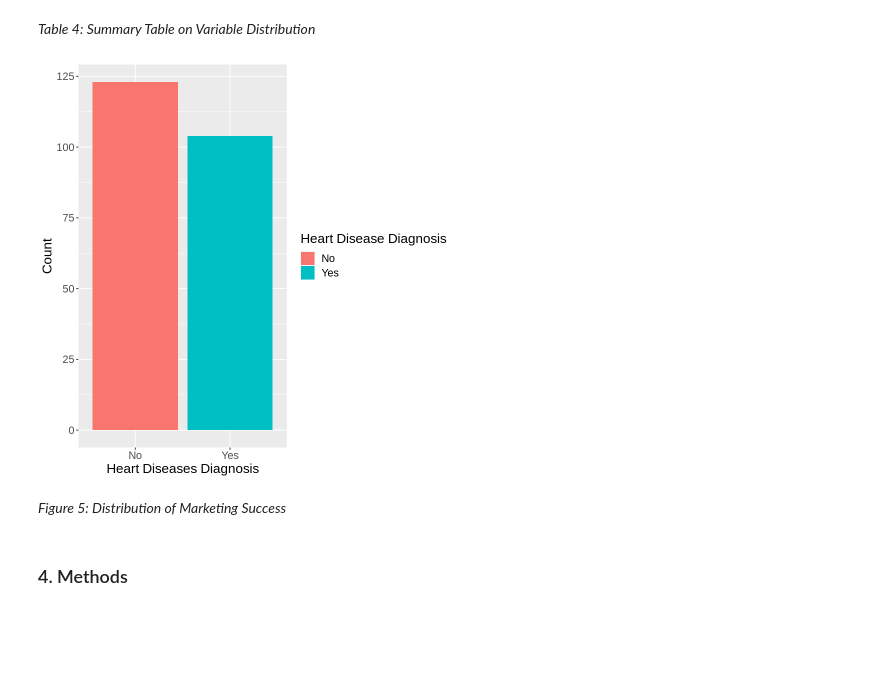
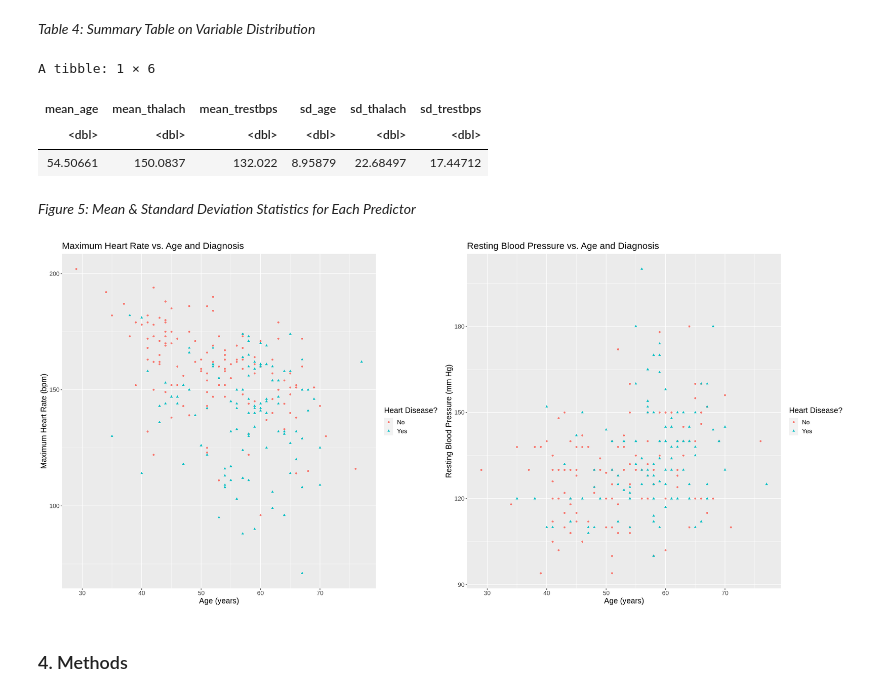
Before and after one commit to a-wang27/DSCI-100, a Jupyter notebook: project_proposal_2.ipynb, the cells around one changed output. Saved outputs shown, nothing was run; the diff lists cells and outputs as text; code cells hidden in the pictures; blank space fills up the shorter version.

Commit message:
Created better summary visualization

```diff
--- a/project_proposal_2.ipynb
+++ b/project_proposal_2.ipynb
@@ -110,15 +94,54 @@ A tibble: 2 × 3
 # %% [markdown]
 *Table 4: Summary Table on Variable Distribution*
 # %%
-distribution_plot <- ggplot(heart_train, aes(x = diagnosis, fill = diagnosis)) +
-            geom_bar(stat = "Count") +
-            labs(x = "Heart Diseases Diagnosis", y = "Count", fill = "Heart Disease Diagnosis") +
-            theme(text = element_text(size = 16))
-distribution_plot
+# finding the mean and standard devation statistics for each predictor
+mean_and_sd <- heart_train |>
+    summarize(mean_age = mean(age, na.rm = TRUE),
+              mean_thalach = mean(thalach, na.rm = TRUE),
+              mean_trestbps = mean(trestbps, na.rm = TRUE),
+              sd_age = sd(age, na.rm = TRUE),
+              sd_thalach = sd(thalach, na.rm = TRUE),
+              sd_trestbps = sd(trestbps, na.rm = TRUE))
+mean_and_sd
 # %% [output]
-[figure, removed]
+A tibble: 1 × 6
+| mean_age | mean_thalach | mean_trestbps | sd_age | sd_thalach | sd_trestbps |
+| <dbl> | <dbl> | <dbl> | <dbl> | <dbl> | <dbl> |
+| 54.50661 | 150.0837 | 132.022 | 8.95879 | 22.68497 | 17.44712 |
 # %% [markdown]
-*Figure 5: Distribution of Marketing Success*
+*Figure 5: Mean & Standard Deviation Statistics for Each Predictor*
+# %%
+heart_scaled <- heart_train |>
+    mutate(scaled_age = scale(age, center = TRUE),
+           scaled_thalach = scale(thalach, center = TRUE))
+
+options(repr.plot.width = 22, repr.plot.height = 10)
+
+# creating a summary visualization
+thalach_vs_age <- heart_train |>
+    ggplot(aes(x = age, y = thalach, color = diagnosis, shape = diagnosis)) +
+    geom_point() +
+    labs(x = "Age (years)",
+         y = "Maximum Heart Rate (bpm)",
+         color = "Heart Disease?",
+         shape = "Heart Disease?") +
+    ggtitle("Maximum Heart Rate vs. Age and Diagnosis") +
+    theme(text = element_text(size = 15))
+
+trestbps_vs_age <- heart_train |>
+    ggplot(aes(x = age, y = trestbps, color = diagnosis, shape = diagnosis)) +
+    geom_point() +
+    labs(x = "Age (years)",
+         y = "Resting Blood Pressure (mm Hg)",
+         color = "Heart Disease?",
+         shape = "Heart Disease?") +
+    ggtitle("Resting Blood Pressure vs. Age and Diagnosis") +
+    theme(text = element_text(size = 15))
+
+plot_grid(thalach_vs_age, trestbps_vs_age,
+          label_size = 10)
+# %% [output]
+[figure, added]
 # %% [markdown]
 ### 4. Methods
 # %% [markdown]
```
Also changed, not shown: parts of 5 cells of this notebook.
